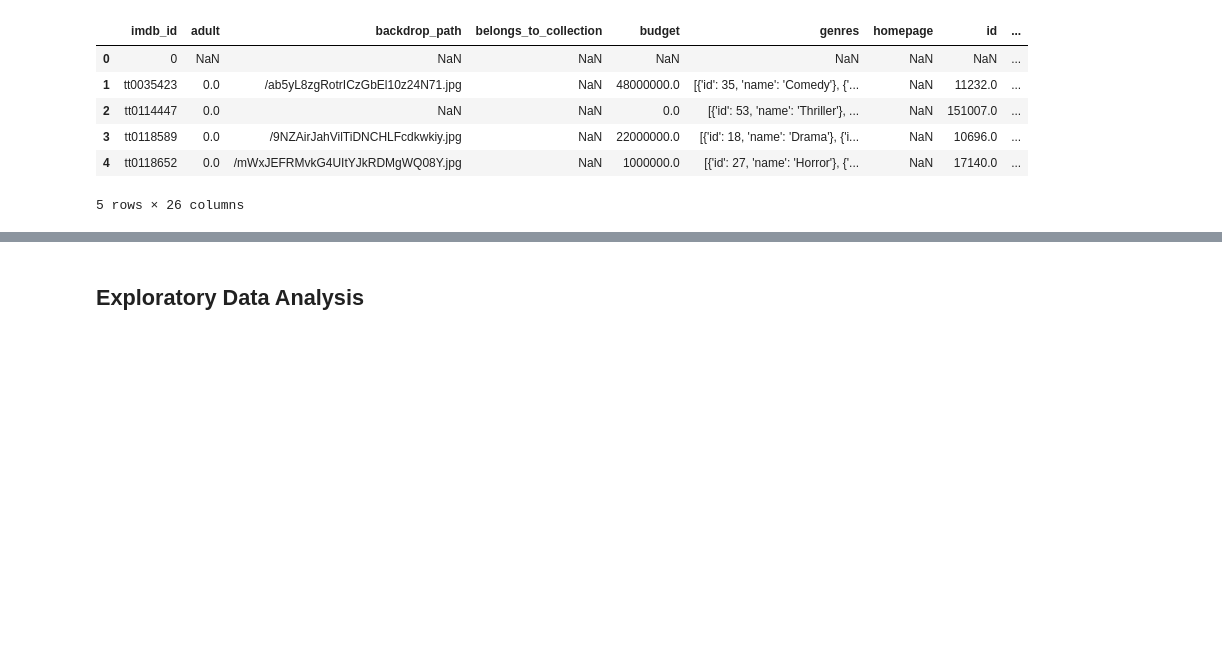
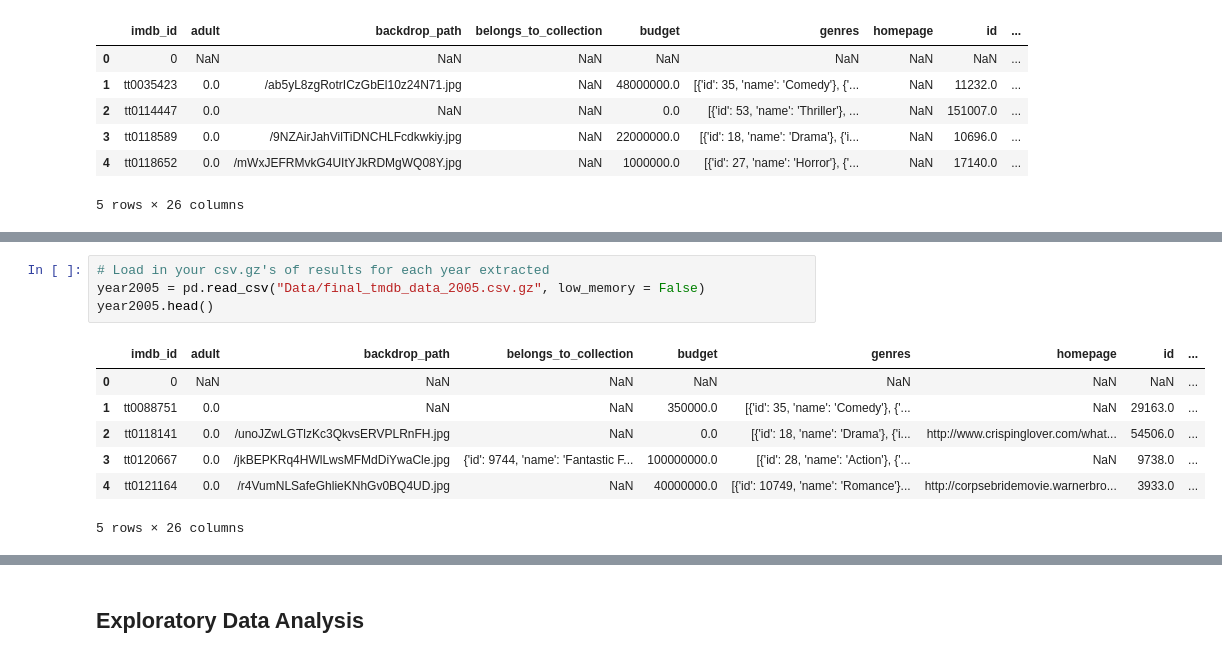
Before and after one commit to rdbhatkal/IMDB, a Jupyter notebook: Exploratory Data Analysis.ipynb, the cells around one changed output, grey strips where cells are left out. Cells and saved outputs as stored; diff of their text form; blank space fills up the shorter version.

```diff
--- a/Exploratory Data Analysis.ipynb
+++ b/Exploratory Data Analysis.ipynb
@@ -33,0 +70,12 @@ year2001.head()
+# %%
+# Load in your csv.gz's of results for each year extracted
+year2005 = pd.read_csv("Data/final_tmdb_data_2005.csv.gz", low_memory = False)
+year2005.head()
+# %% [output]
+|  | imdb_id | adult | backdrop_path | belongs_to_collection | budget | genres | homepage | id | ... |
+| 0 | 0 | NaN | NaN | NaN | NaN | NaN | NaN | NaN | ... |
+| 1 | tt0088751 | 0.0 | NaN | NaN | 350000.0 | [{'id': 35, 'name': 'Comedy'}, {'... | NaN | 29163.0 | ... |
+| 2 | tt0118141 | 0.0 | /unoJZwLGTlzKc3QkvsERVPLRnFH.jpg | NaN | 0.0 | [{'id': 18, 'name': 'Drama'}, {'i... | http://www.crispinglover.com/what... | 54506.0 | ... |
+| 3 | tt0120667 | 0.0 | /jkBEPKRq4HWlLwsMFMdDiYwaCle.jpg | {'id': 9744, 'name': 'Fantastic F... | 100000000.0 | [{'id': 28, 'name': 'Action'}, {'... | NaN | 9738.0 | ... |
+| 4 | tt0121164 | 0.0 | /r4VumNLSafeGhlieKNhGv0BQ4UD.jpg | NaN | 40000000.0 | [{'id': 10749, 'name': 'Romance'}... | http://corpsebridemovie.warnerbro... | 3933.0 | ... |
+5 rows × 26 columns
```
Also changed, not shown: parts of 21 cells of this notebook, 9 other files.
